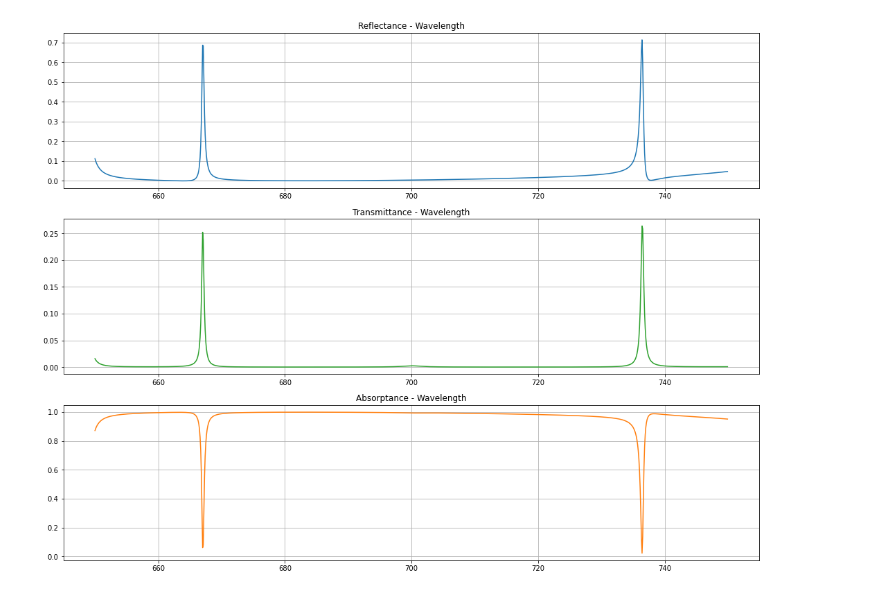
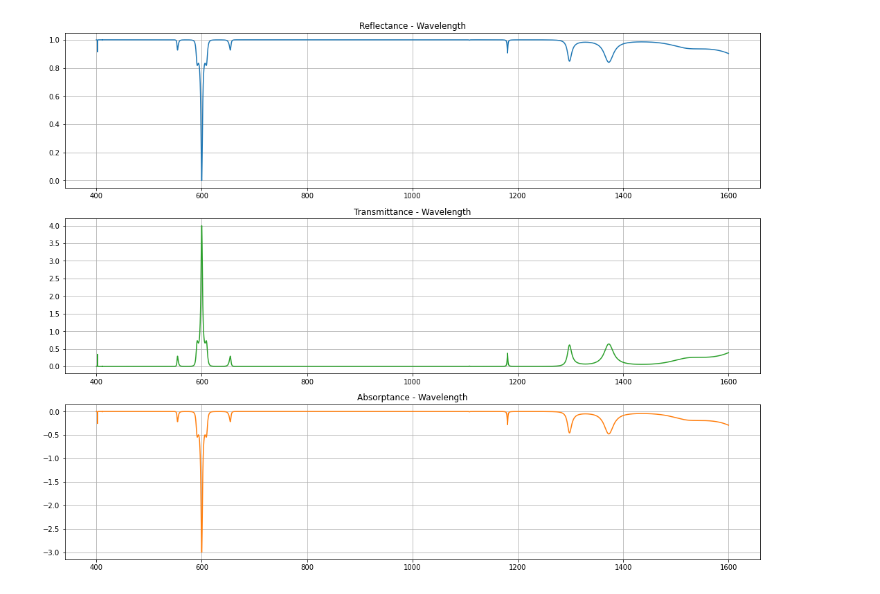
Before and after one commit to bahadirmaktav/Multilayer-Analysis, a Jupyter notebook: Multilayer Analysis Code - Current Version/testsAnalysis.ipynb, the cells around one changed output. Saved outputs shown, nothing was run; the diff lists cells and outputs as text; code cells hidden in the pictures.

```diff
--- a/Multilayer Analysis Code - Current Version/testsAnalysis.ipynb
+++ b/Multilayer Analysis Code - Current Version/testsAnalysis.ipynb
@@ -12,11 +12,11 @@ from multilayerAnalysis import MultilayerAnalysis
 import numpy as np
 
 # --------------------------------------------------------Inputs----------------------------------------------------
-designWaveLength = 700.0
+designWaveLength = 600.0
 thicknessDividerCoefficient = 4.0
-wavelengthRange = np.arange(650, 750, 0.1)
+wavelengthRange = np.arange(400, 1600, 0.1)
 refractiveIndexArr = np.array([4.234+0j, 1.45+0j, 1.45+0j, 1.45+0j, 1.000273+0j, 1.52+0j, 3.073-3.383j], dtype=np.complex_)
-isThicknessPredefinedArr = np.array([False, False, False, True, False, False, True], dtype=bool)
+isThicknessAutoCalculatedArr = np.array([True, True, True, False, True, True, False], dtype=bool)
 # If you want to select thickness automatically enter default value as 0.
 thicknessArr = np.array([0, 0, 0, 241.38, 0, 0, 5])
 # ------------------------------------------------------------------------------------------------------------------
@@ -32,17 +32,16 @@ multilayerSequenceTestFromLiterature = "A(HHHHHHHHHHHHHHHHHHLHHHHHHHHHHHHHHHHHHL
 # -------------------------------------------------My Sequence Tests------------------------------------------------
-# First Fibonacci mod8, then mod2 of Pisano Period. 1->H, 0->L.
-multilayerSequenceTestPisano01 = "A(HHLHHLHHLHH)^(1)S"
+# First Fibonacci mod8, then mod2 of Pisano Period. 1->H, 0->L and first two is switch to H to L.
+multilayerSequenceTestPisano01 = "A(LLLHHLHHLHH)^(4)S"
 # First Fibonacci mod7, then mod2 of Pisano Period. 1->H, 0->L.
 multilayerSequenceTestPisano02 = "A(HHLHHHLLLLHLLLH)^(2)S"
 # Pisano01 and Pisano02 series combined.
 multilayerSequenceTestPisano03 = "A(LLLHHLHHLHH)^(2)(HHLHHHLLLLHLLLH)^(2)S"
 # ------------------------------------------------------------------------------------------------------------------
 
-
 MultilayerAnalysis(designWaveLength=designWaveLength,
                    thicknessDividerCoefficient=thicknessDividerCoefficient,
                    refractiveIndexArr=refractiveIndexArr,
-                   isThicknessPredefinedArr=isThicknessPredefinedArr,
-                   thicknessArr=thicknessArr).PlotTheResults(multilayerSequenceFibonacciWithMetalLayer, wavelengthRange)
+                   isThicknessAutoCalculatedArr=isThicknessAutoCalculatedArr,
+                   thicknessArr=thicknessArr).PlotTheResults(multilayerSequenceTestThueFiboCombined, wavelengthRange)
 # %% [output]
-[figure, old version]
+[figure, new version]
```
Also changed, not shown: 3 other files.
